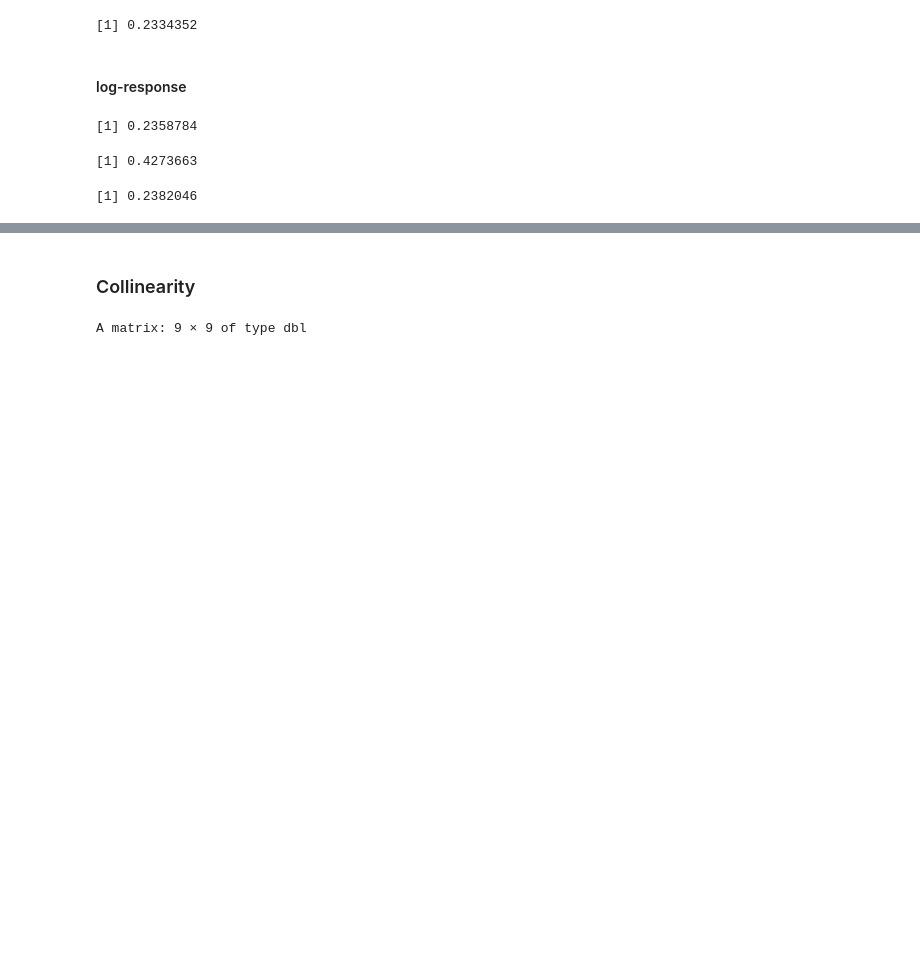
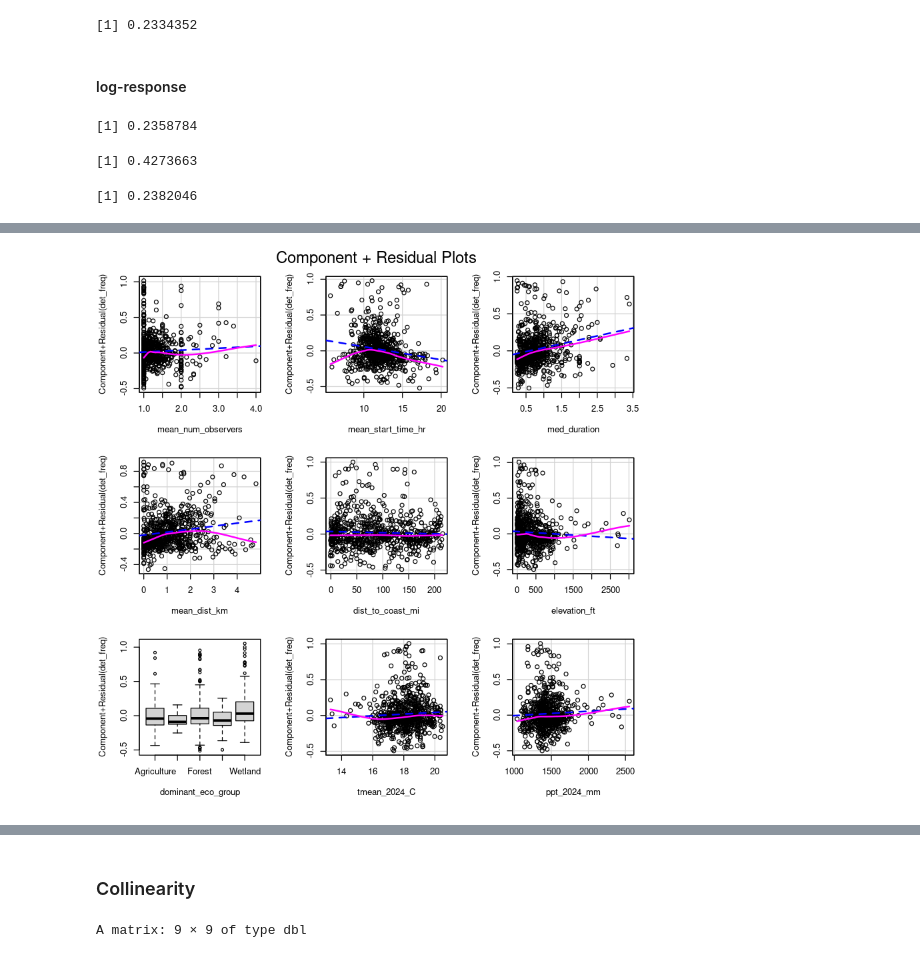
Before and after one commit to jbowen102/STAT_420_Final_Project, a Jupyter notebook: ebird_modeling.ipynb, the cells around one changed output, grey strips where cells are left out. Drawn from its saved outputs; the diff is of its cells as text; code cells hidden in the pictures; blank space fills up the shorter version.

```diff
--- a/ebird_modeling.ipynb
+++ b/ebird_modeling.ipynb
@@ -848,0 +865,4 @@ rmse_original
+# %%
+car::crPlots(mod_add_pwo)
+# %% [output]
+[figure, added]
```
Also changed, not shown: parts of 7 cells of this notebook.
